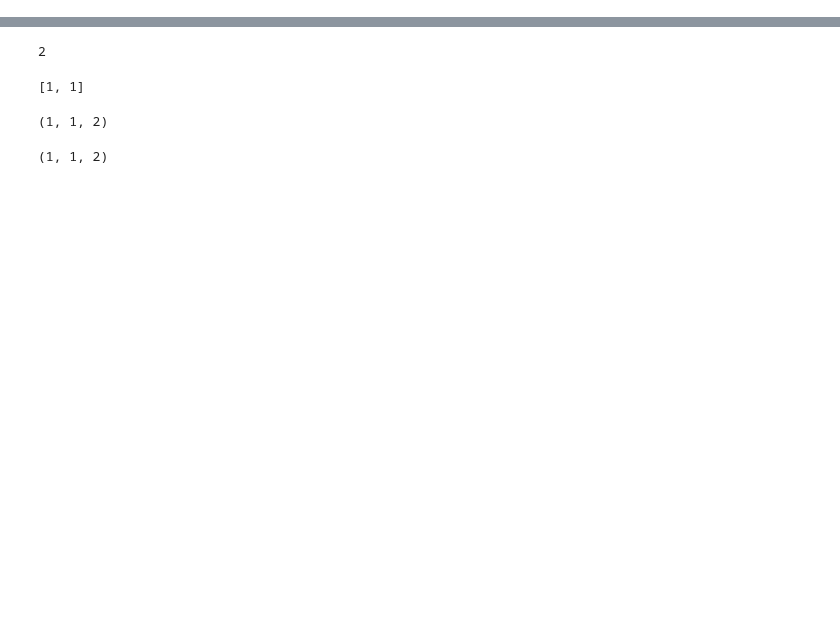
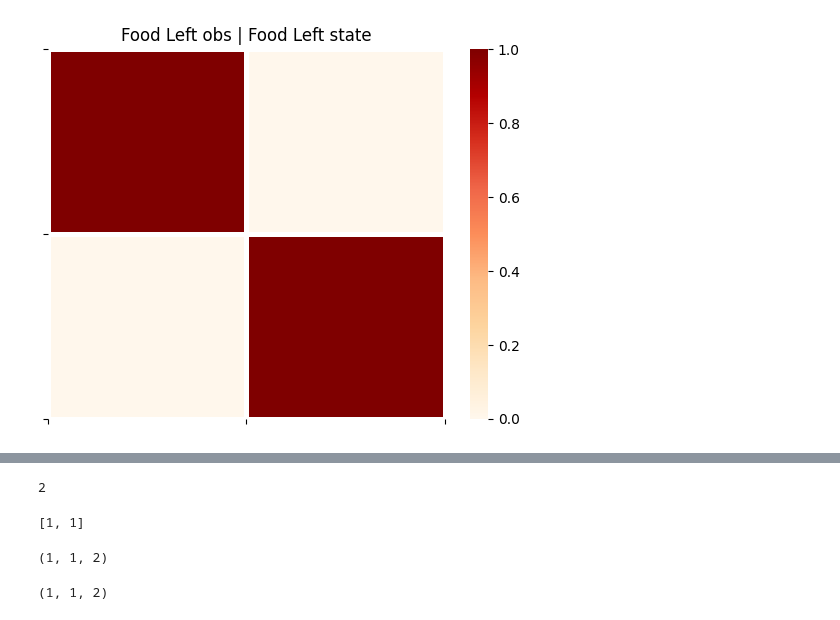
Before and after one commit to mahault/Multi-agent-sustainability, a Jupyter notebook: Sust_AIF.ipynb, the cells around one changed output, grey strips where cells are left out. Cells and saved outputs as stored; diff of their text form; code cells hidden in the pictures; blank space fills up the shorter version.

```diff
--- a/Sust_AIF.ipynb
+++ b/Sust_AIF.ipynb
@@ -45,0 +100,21 @@ from pymdp import utils, maths
+# %%
+#label every column/row to understand what do the matrices mean
+#fill in by hand
+
+# This is a scenario where there is complete certainty
+# Define the size of each dimension
+num_obs_types = 2   # 'food left' and 'satiety'
+num_obs_values = 2  # 'not present/present' and 'no/yes'
+num_s_food_values = 2   # 'not present', 'present'
+num_s_satiety_values = 2 # 'no', 'yes'
+
+# Initialize the observation model A
+A = np.zeros((num_obs_types, num_obs_values, num_s_food_values, num_s_satiety_values))
+
+# Mapping food observations based on the state of food
+A[0, 0, 0, :] = 1.0  # If food is 'not present' (state), observe 'not present' (100%)
+A[0, 1, 1, :] = 1.0  # If food is 'present' (state), observe 'present' (100%)
+
+# Mapping satiety observations based on the state of satiety
+A[1, 0, :, 0] = 1.0  # If satiety is 'no' (state), observe 'no' (100%)
+A[1, 1, :, 1] = 1.0  # If satiety is 'yes' (state), observe 'yes' (100%)
@@ -45,0 +175,4 @@ from pymdp import utils, maths
+# %%
+utils.plot_likelihood(A[0][:, :, 0], title='Food Left obs | Food Left state')
+# %% [output]
+[figure, added]
```
Also changed, not shown: parts of 121 cells of this notebook.
